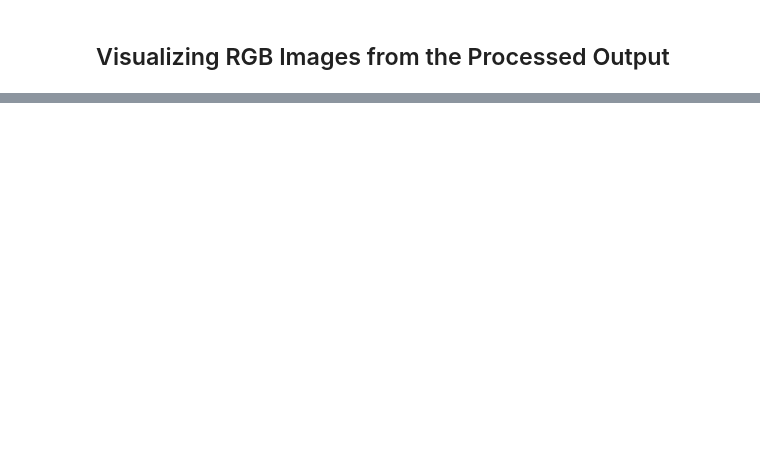
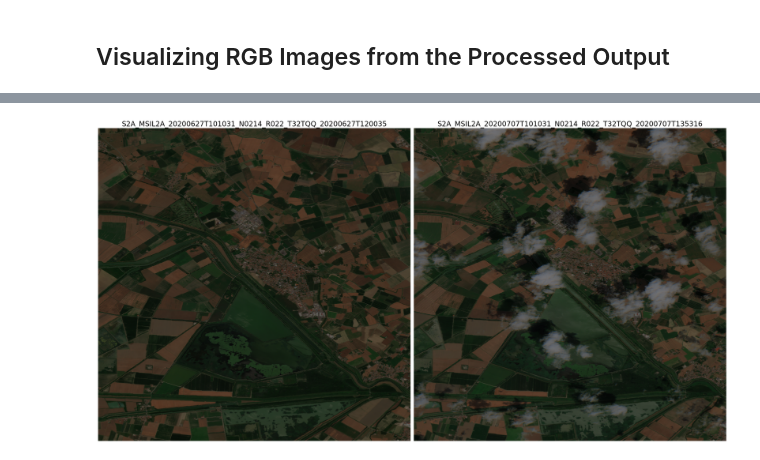
Before and after one commit to EngIyasu/Automation-of-Bulk-Preprocessing-of-Sentinel-Images-using-SNAP-Graph-Processing-Tool, a Jupyter notebook: Automation_of_Sentinel_Images.ipynb, the cells around one changed output, grey strips where cells are left out. Cells and saved outputs as stored; diff of their text form; code cells hidden in the pictures; blank space fills up the shorter version.

```diff
--- a/Automation_of_Sentinel_Images.ipynb
+++ b/Automation_of_Sentinel_Images.ipynb
@@ -124,0 +121,47 @@ S2A_MSIL2A_20200627T101031_N0214_R022_T32TQQ_20200627T120035             |  S2A_
+# %%
+import snappy
+import numpy as np
+import matplotlib.pyplot as plt
+from astropy.visualization import make_lupton_rgb
+from glob import glob
+
+imgage_filenames = sorted(glob("./output/*.dim"))
+
+fig, axes = plt.subplots(1,2, figsize=(30,20))
+axes = axes.ravel()
+
+for i, ax in enumerate(axes):
+
+    p = snappy.ProductIO.readProduct(imgage_filenames[i])
+    title_name = imgage_filenames[i][(imgage_filenames[i].find('S2A_MSIL2A')):(imgage_filenames[i].find('_resam')-0)]
+
+    band_2 = p.getBand('B2')
+    band_3 = p.getBand('B3')
+    band_4 = p.getBand('B4')
+    w = band_2.getRasterWidth()
+    h = band_2.getRasterHeight()
+
+    band_2_data = np.zeros(w * h, np.float32)
+    band_3_data = np.zeros(w * h, np.float32)
+    band_4_data = np.zeros(w * h, np.float32)
+
+    band_2.readPixels(0, 0, w, h, band_2_data)
+    band_3.readPixels(0, 0, w, h, band_3_data)
+    band_4.readPixels(0, 0, w, h, band_4_data)
+
+    p.dispose()
+
+    band_2_data.shape = h, w
+    band_3_data.shape = h, w
+    band_4_data.shape = h, w
+
+    axes[i].axis("off")
+    image = make_lupton_rgb(band_4_data, band_3_data, band_2_data, stretch=0.5)
+    im = axes[i].imshow(image)
+    ax.set_title(title_name,fontsize=24)
+
+plt.tight_layout()
+plt.savefig('./output/RGB_Images_from_the_Processed_Outputs.png',dpi=100,bbox_inches='tight')
+plt.show()
+# %% [output]
+[figure, added]
```
Also changed, not shown: parts of 3 cells of this notebook, 3 other files.
